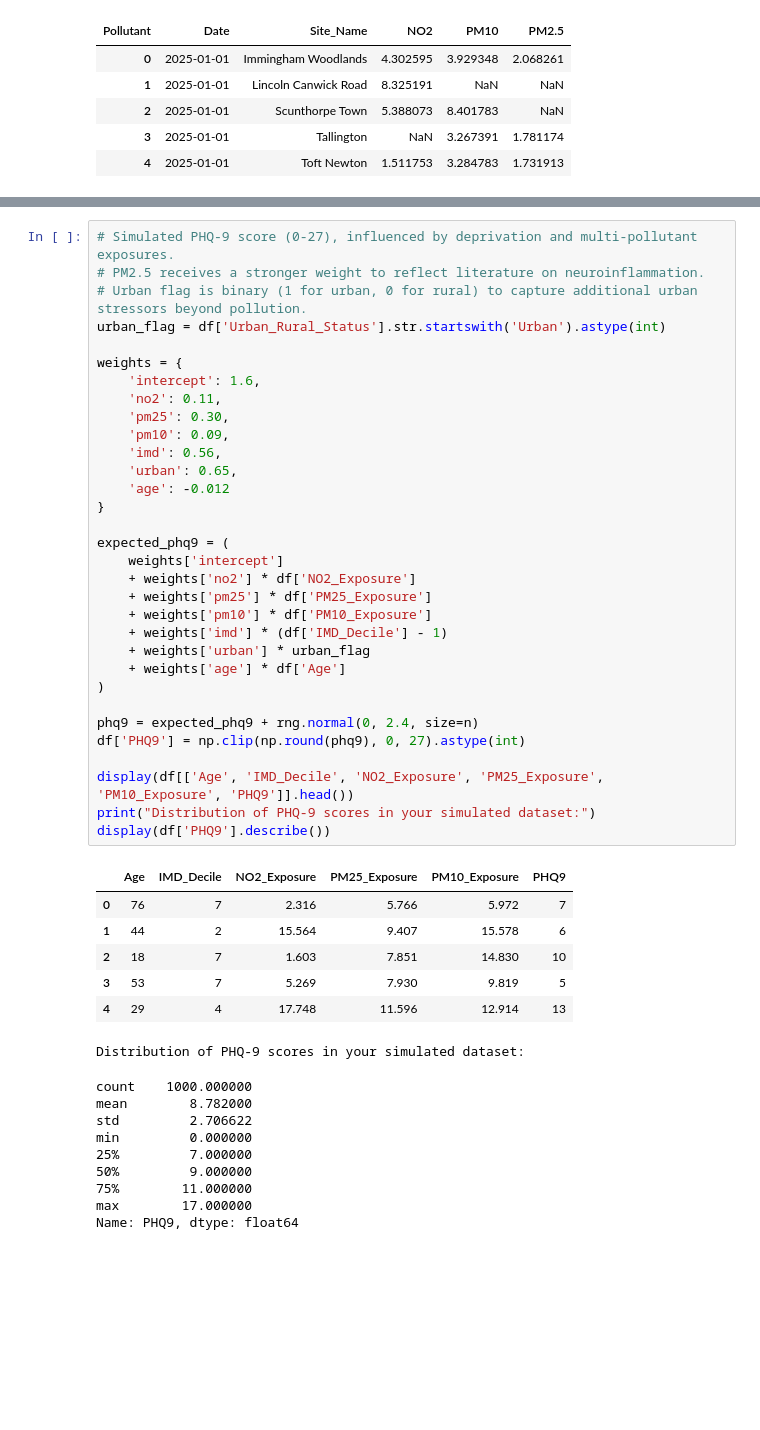
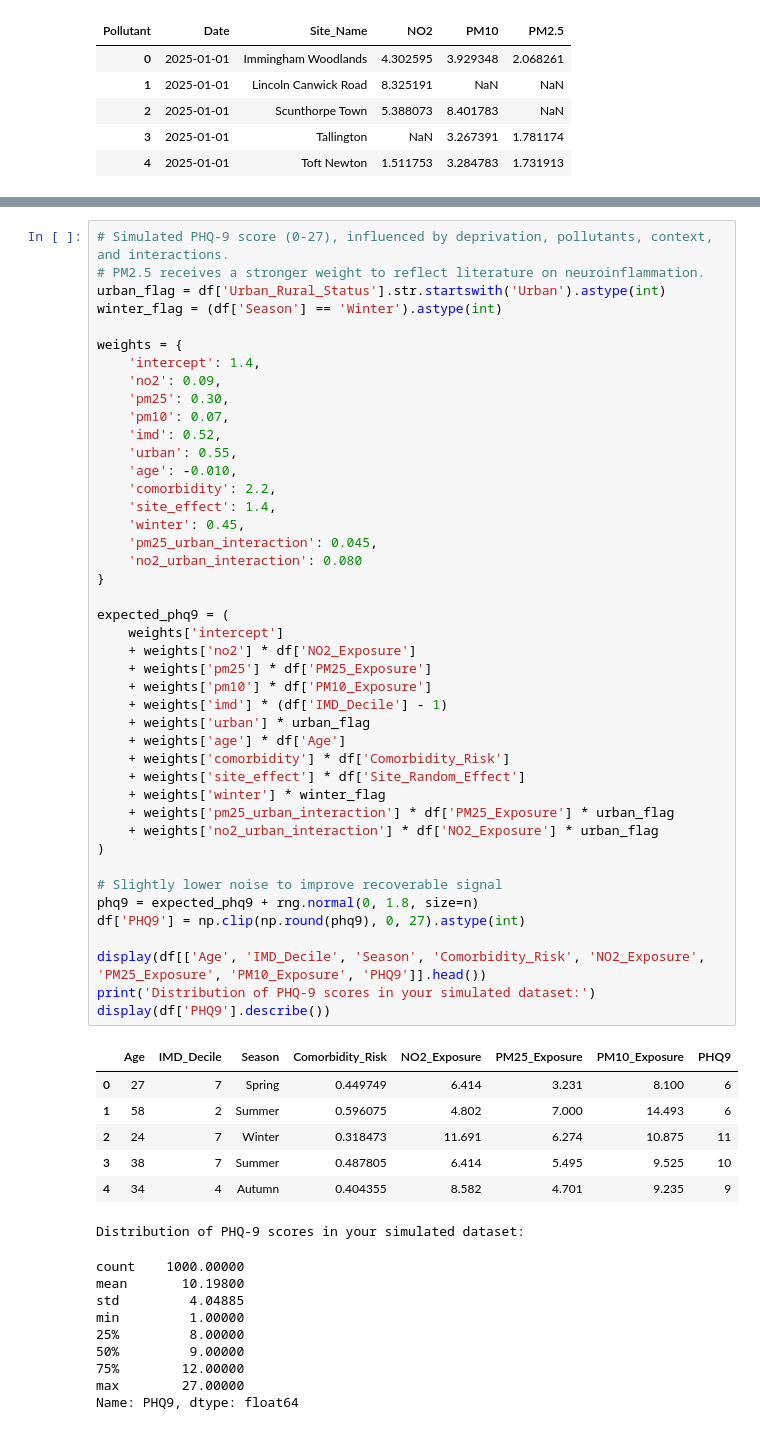
Before and after one commit to jondave/mental_health_ml, a Jupyter notebook: LUMHR_Mental_Health_ML_Task.ipynb, the cells around one changed output, grey strips where cells are left out. Saved outputs shown, nothing was run; the diff lists cells and outputs as text; blank space fills up the shorter version.

```diff
--- a/LUMHR_Mental_Health_ML_Task.ipynb
+++ b/LUMHR_Mental_Health_ML_Task.ipynb
@@ -369,49 +448,60 @@ Example of simulated patient data with site-linked pollutant exposures and IMD d
 # %%
-# Simulated PHQ-9 score (0-27), influenced by deprivation and multi-pollutant exposures.
+# Simulated PHQ-9 score (0-27), influenced by deprivation, pollutants, context, and interactions.
 # PM2.5 receives a stronger weight to reflect literature on neuroinflammation.
-# Urban flag is binary (1 for urban, 0 for rural) to capture additional urban stressors beyond pollution.
 urban_flag = df['Urban_Rural_Status'].str.startswith('Urban').astype(int)
+winter_flag = (df['Season'] == 'Winter').astype(int)
 
 weights = {
-    'intercept': 1.6,
-    'no2': 0.11,
+    'intercept': 1.4,
+    'no2': 0.09,
     'pm25': 0.30,
-    'pm10': 0.09,
-    'imd': 0.56,
-    'urban': 0.65,
-    'age': -0.012
+    'pm10': 0.07,
+    'imd': 0.52,
+    'urban': 0.55,
+    'age': -0.010,
+    'comorbidity': 2.2,
+    'site_effect': 1.4,
+    'winter': 0.45,
+    'pm25_urban_interaction': 0.045,
+    'no2_urban_interaction': 0.080
 }
 
 expected_phq9 = (
     weights['intercept']
     + weights['no2'] * df['NO2_Exposure']
     + weights['pm25'] * df['PM25_Exposure']
     + weights['pm10'] * df['PM10_Exposure']
     + weights['imd'] * (df['IMD_Decile'] - 1)
     + weights['urban'] * urban_flag
     + weights['age'] * df['Age']
+    + weights['comorbidity'] * df['Comorbidity_Risk']
+    + weights['site_effect'] * df['Site_Random_Effect']
+    + weights['winter'] * winter_flag
+    + weights['pm25_urban_interaction'] * df['PM25_Exposure'] * urban_flag
+    + weights['no2_urban_interaction'] * df['NO2_Exposure'] * urban_flag
 )
 
-phq9 = expected_phq9 + rng.normal(0, 2.4, size=n)
+# Slightly lower noise to improve recoverable signal
+phq9 = expected_phq9 + rng.normal(0, 1.8, size=n)
 df['PHQ9'] = np.clip(np.round(phq9), 0, 27).astype(int)
 
-display(df[['Age', 'IMD_Decile', 'NO2_Exposure', 'PM25_Exposure', 'PM10_Exposure', 'PHQ9']].head())
-print("Distribution of PHQ-9 scores in your simulated dataset:")
+display(df[['Age', 'IMD_Decile', 'Season', 'Comorbidity_Risk', 'NO2_Exposure', 'PM25_Exposure', 'PM10_Exposure', 'PHQ9']].head())
+print('Distribution of PHQ-9 scores in your simulated dataset:')
 display(df['PHQ9'].describe())
 # %% [output]
-|  | Age | IMD_Decile | NO2_Exposure | PM25_Exposure | PM10_Exposure | PHQ9 |
-| 0 | 76 | 7 | 2.316 | 5.766 | 5.972 | 7 |
-| 1 | 44 | 2 | 15.564 | 9.407 | 15.578 | 6 |
-| 2 | 18 | 7 | 1.603 | 7.851 | 14.830 | 10 |
-| 3 | 53 | 7 | 5.269 | 7.930 | 9.819 | 5 |
-| 4 | 29 | 4 | 17.748 | 11.596 | 12.914 | 13 |
+|  | Age | IMD_Decile | Season | Comorbidity_Risk | NO2_Exposure | PM25_Exposure | PM10_Exposure | PHQ9 |
+| 0 | 27 | 7 | Spring | 0.449749 | 6.414 | 3.231 | 8.100 | 6 |
+| 1 | 58 | 2 | Summer | 0.596075 | 4.802 | 7.000 | 14.493 | 6 |
+| 2 | 24 | 7 | Winter | 0.318473 | 11.691 | 6.274 | 10.875 | 11 |
+| 3 | 38 | 7 | Summer | 0.487805 | 6.414 | 5.495 | 9.525 | 10 |
+| 4 | 34 | 4 | Autumn | 0.404355 | 8.582 | 4.701 | 9.235 | 9 |
 Distribution of PHQ-9 scores in your simulated dataset:
-count    1000.000000
-mean        8.782000
-std         2.706622
-min         0.000000
-25%         7.000000
-50%         9.000000
-75%        11.000000
-max        17.000000
+count    1000.00000
+mean       10.19800
+std         4.04885
+min         1.00000
+25%         8.00000
+50%         9.00000
+75%        12.00000
+max        27.00000
 Name: PHQ9, dtype: float64
```
Also changed, not shown: parts of 20 cells of this notebook, 1 other file.
